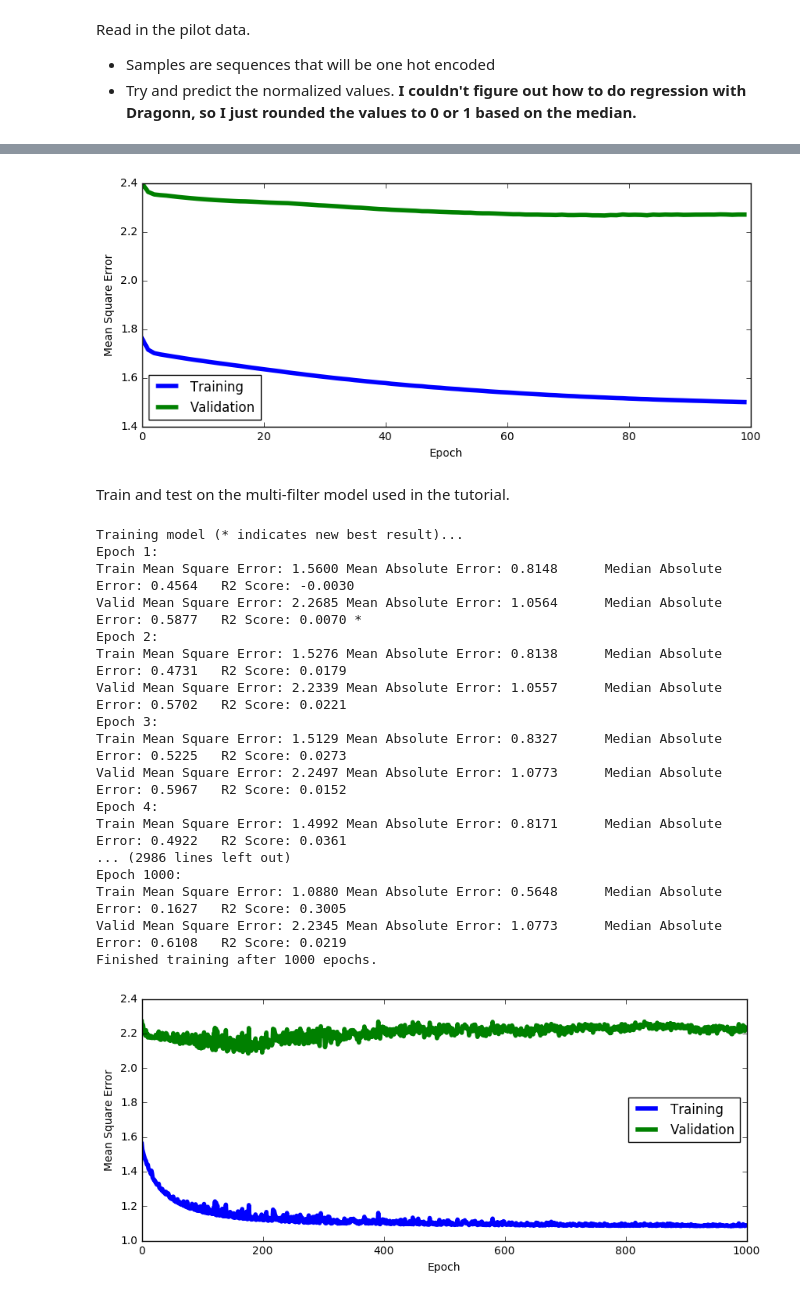
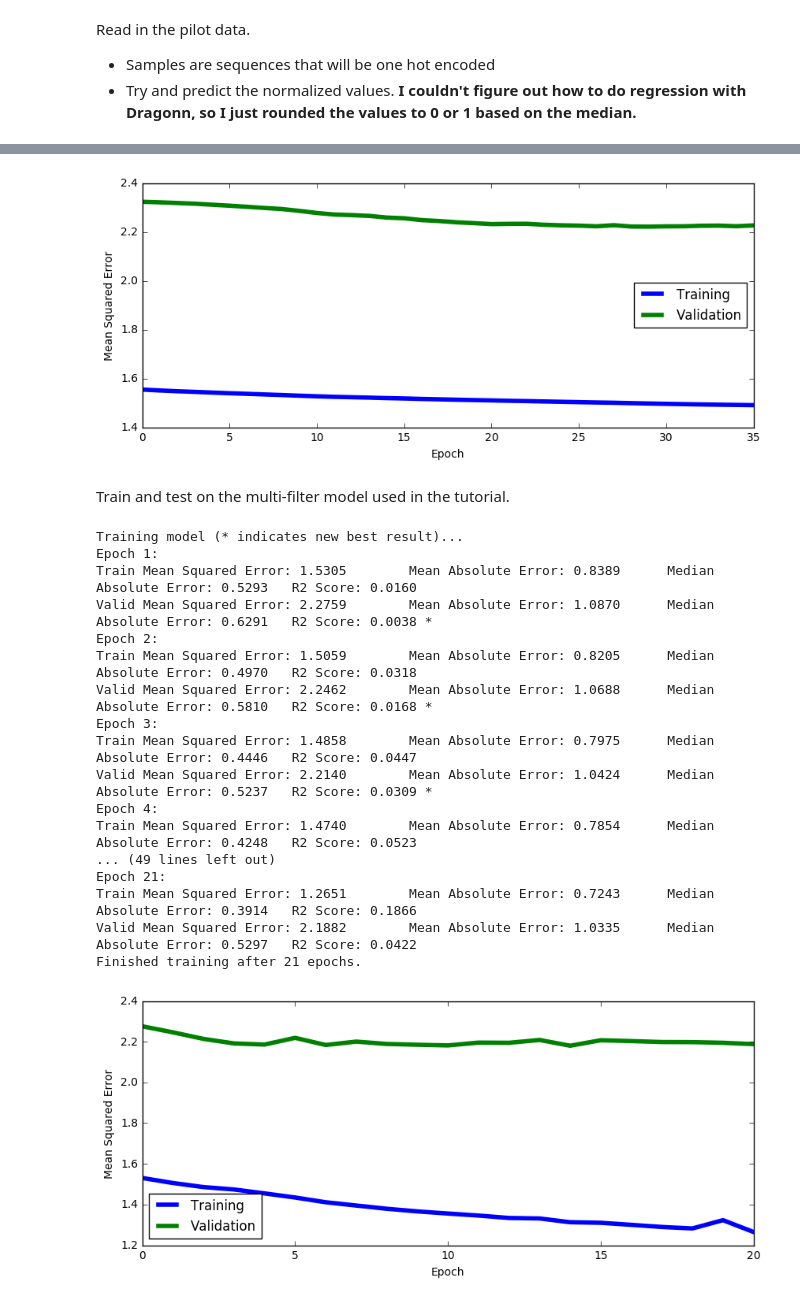
Before and after one commit to irvhsu/cs273b-project, a Jupyter notebook: notebooks/Pilot_Regression.ipynb, the cells around one changed output, grey strips where cells are left out. Cells and saved outputs as stored; diff of their text form; code cells hidden in the pictures.

```diff
--- a/notebooks/Pilot_Regression.ipynb
+++ b/notebooks/Pilot_Regression.ipynb
@@ -185,10 +165,10 @@ def print_loss(model, metric):
     ax.set_xlabel("Epoch")
     plt.show()
 # %%
-metric = "Mean Square Error"
+metric = "Mean Squared Error"
 print_loss(model, metric)
 # %% [output]
-[figure, old version]
+[figure, new version]
 # %% [markdown]
 Train and test on the multi-filter model used in the tutorial.
 # %%
@@ -198,7 +178,7 @@ multi_filter_model = models.SequenceDNN_Regression(
     conv_width=[60],
     pool_width=45,
     num_epochs=1000,
-    dropout=0.5,
+    dropout=0.1,
     num_tasks=y_train.shape[1]
 )
 # %%
@@ -206,23 +186,23 @@ multi_filter_model.train(X_train, y_train, (X_valid, y_valid))
 # %% [output]
 Training model (* indicates new best result)...
 Epoch 1:
-Train Mean Square Error: 1.5600 Mean Absolute Error: 0.8148      Median Absolute Error: 0.4564   R2 Score: -0.0030
-Valid Mean Square Error: 2.2685 Mean Absolute Error: 1.0564      Median Absolute Error: 0.5877   R2 Score: 0.0070 *
+Train Mean Squared Error: 1.5305        Mean Absolute Error: 0.8389      Median Absolute Error: 0.5293   R2 Score: 0.0160
+Valid Mean Squared Error: 2.2759        Mean Absolute Error: 1.0870      Median Absolute Error: 0.6291   R2 Score: 0.0038 *
 Epoch 2:
-Train Mean Square Error: 1.5276 Mean Absolute Error: 0.8138      Median Absolute Error: 0.4731   R2 Score: 0.0179
-Valid Mean Square Error: 2.2339 Mean Absolute Error: 1.0557      Median Absolute Error: 0.5702   R2 Score: 0.0221
+Train Mean Squared Error: 1.5059        Mean Absolute Error: 0.8205      Median Absolute Error: 0.4970   R2 Score: 0.0318
+Valid Mean Squared Error: 2.2462        Mean Absolute Error: 1.0688      Median Absolute Error: 0.5810   R2 Score: 0.0168 *
 Epoch 3:
-Train Mean Square Error: 1.5129 Mean Absolute Error: 0.8327      Median Absolute Error: 0.5225   R2 Score: 0.0273
-Valid Mean Square Error: 2.2497 Mean Absolute Error: 1.0773      Median Absolute Error: 0.5967   R2 Score: 0.0152
+Train Mean Squared Error: 1.4858        Mean Absolute Error: 0.7975      Median Absolute Error: 0.4446   R2 Score: 0.0447
+Valid Mean Squared Error: 2.2140        Mean Absolute Error: 1.0424      Median Absolute Error: 0.5237   R2 Score: 0.0309 *
 Epoch 4:
-Train Mean Square Error: 1.4992 Mean Absolute Error: 0.8171      Median Absolute Error: 0.4922   R2 Score: 0.0361
-... (2986 lines left out)
-Epoch 1000:
-Train Mean Square Error: 1.0880 Mean Absolute Error: 0.5648      Median Absolute Error: 0.1627   R2 Score: 0.3005
-Valid Mean Square Error: 2.2345 Mean Absolute Error: 1.0773      Median Absolute Error: 0.6108   R2 Score: 0.0219
-Finished training after 1000 epochs.
+Train Mean Squared Error: 1.4740        Mean Absolute Error: 0.7854      Median Absolute Error: 0.4248   R2 Score: 0.0523
+... (49 lines left out)
+Epoch 21:
+Train Mean Squared Error: 1.2651        Mean Absolute Error: 0.7243      Median Absolute Error: 0.3914   R2 Score: 0.1866
+Valid Mean Squared Error: 2.1882        Mean Absolute Error: 1.0335      Median Absolute Error: 0.5297   R2 Score: 0.0422
+Finished training after 21 epochs.
 # %%
-metric = "Mean Square Error"
+metric = "Mean Squared Error"
 print_loss(multi_filter_model, metric)
 # %% [output]
-[figure, old version]
+[figure, new version]
```
Also changed, not shown: parts of 6 cells of this notebook.
